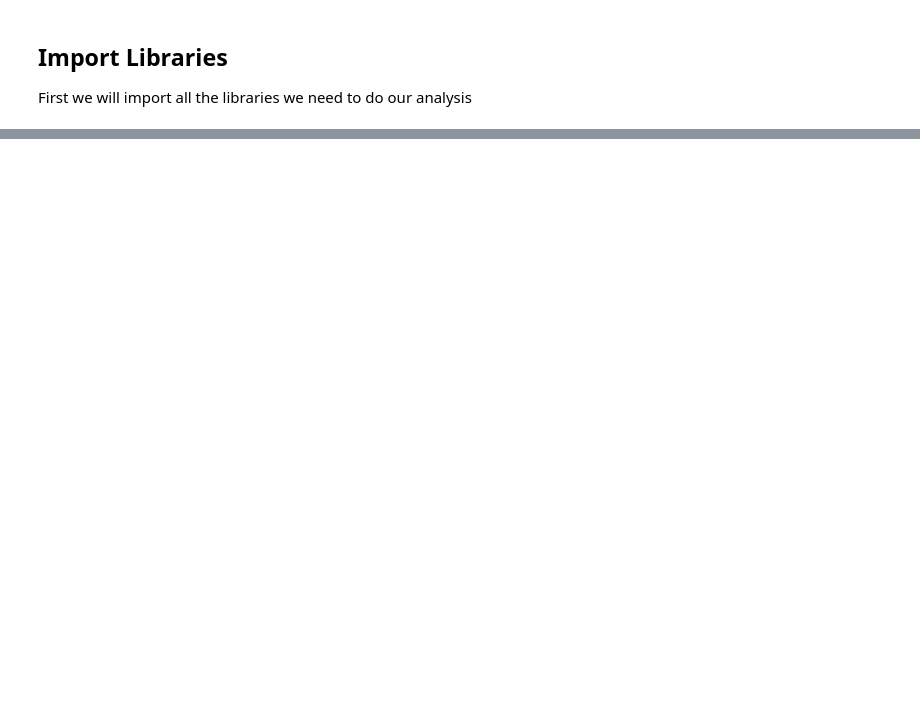
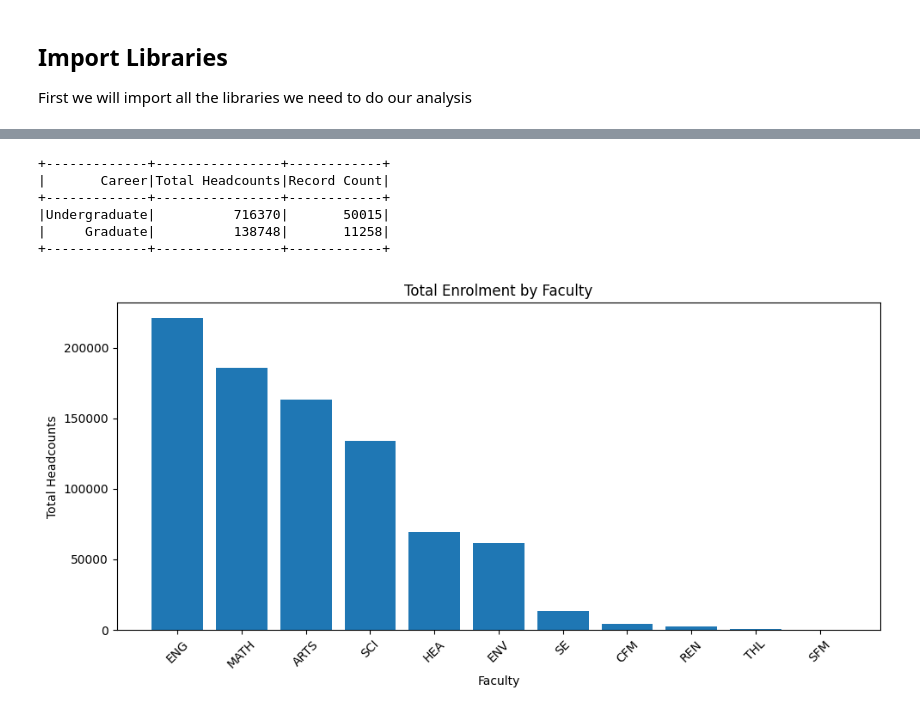
Before and after one commit to bhavin-prajapati/university-of-waterloo-enrolement, a Jupyter notebook: group_assignment.ipynb, the cells around one changed output, grey strips where cells are left out. Drawn from its saved outputs; the diff is of its cells as text; code cells hidden in the pictures; blank space fills up the shorter version.

```diff
--- a/group_assignment.ipynb
+++ b/group_assignment.ipynb
@@ -22,0 +63,7 @@ First we will import all the libraries we need to do our analysis
+# %%
+spark = SparkSession.builder \
+    .appName('UW Enrolement Prediction') \
+    .master('local[*]') \
+    .getOrCreate()
+
+spark.sparkContext.setLogLevel('ERROR')
@@ -22,0 +81,10 @@ First we will import all the libraries we need to do our analysis
+# %%
+df = spark.read.csv('waterloo-enrolement-2024.csv', header=True, inferSchema=True)
+
+# Drop rows with any null values
+df = df.dropna()
+
+print(f'Total rows: {df.count()}')
+print(f'Total columns: {len(df.columns)}')
+print()
+df.printSchema()
@@ -22,0 +162,31 @@ First we will import all the libraries we need to do our analysis
+# %%
+# Enrolment by Career (Undergraduate vs Graduate)
+career_df = df.groupBy('Career').agg(
+    spark_sum('Student Headcounts').alias('Total Headcounts'),
+    count('*').alias('Record Count')
+).orderBy(desc('Total Headcounts'))
+career_df.show()
+# %% [output]
++-------------+----------------+------------+
+|       Career|Total Headcounts|Record Count|
++-------------+----------------+------------+
+|Undergraduate|          716370|       50015|
+|     Graduate|          138748|       11258|
++-------------+----------------+------------+
+# %%
+# Enrolment by Faculty
+faculty_df = df.groupBy('Faculty (group)').agg(
+    spark_sum('Student Headcounts').alias('Total Headcounts')
+).orderBy(desc('Total Headcounts'))
+
+faculty_pd = faculty_df.toPandas().dropna(subset=['Faculty (group)'])
+plt.figure(figsize=(10, 5))
+plt.bar(faculty_pd['Faculty (group)'].astype(str), faculty_pd['Total Headcounts'])
+plt.xlabel('Faculty')
+plt.ylabel('Total Headcounts')
+plt.title('Total Enrolment by Faculty')
+plt.xticks(rotation=45)
+plt.tight_layout()
+plt.show()
+# %% [output]
+[figure, added]
```
Also changed, not shown: parts of 37 cells of this notebook, 2 other files.
